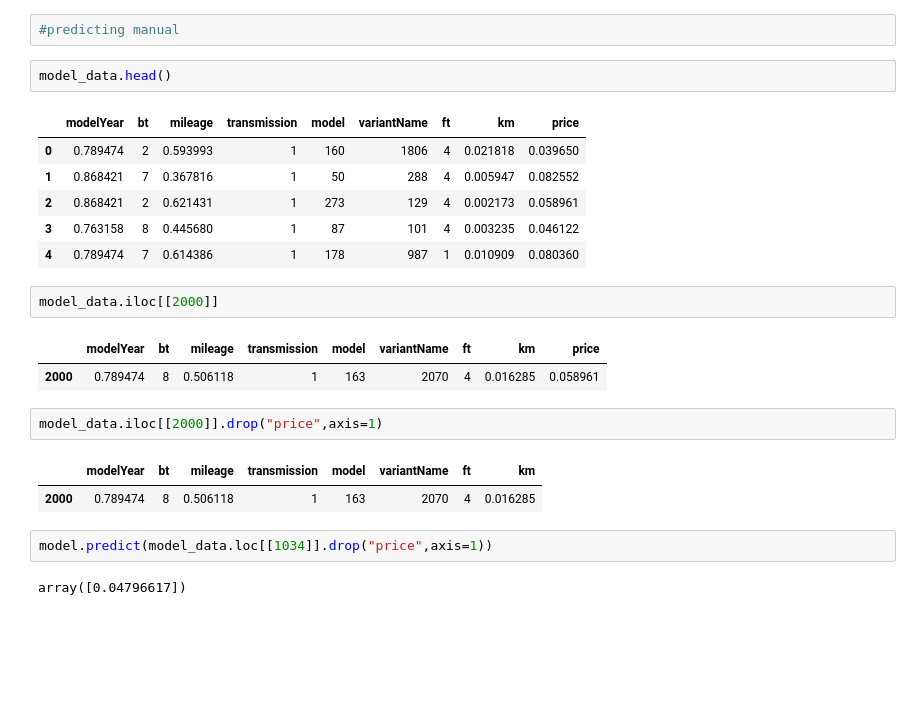
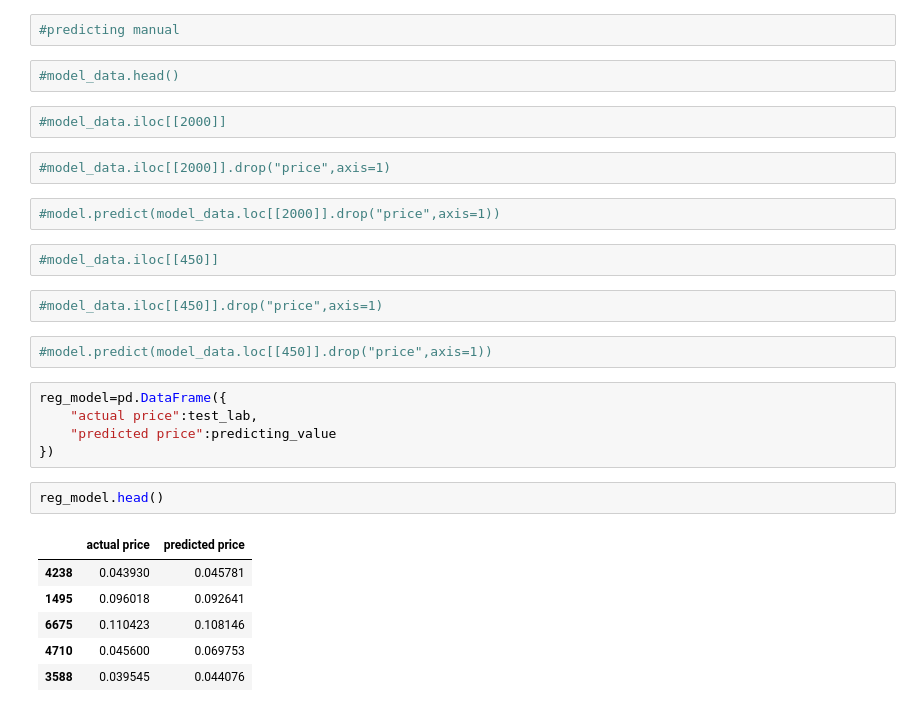
Before and after one commit to Karthick-source/Car-Dheko---Used-Car-Price-Prediction, a Jupyter notebook: car_price_prediction.ipynb, the cells around one changed output. Saved outputs shown, nothing was run; the diff lists cells and outputs as text; blank space fills up the shorter version.

```diff
--- a/car_price_prediction.ipynb
+++ b/car_price_prediction.ipynb
@@ -1359,25 +1401,30 @@ r2_score(train_lab,predict_train)
 # %%
 #predicting manual
 # %%
-model_data.head()
+#model_data.head()
-# %% [output]
-|  | modelYear | bt | mileage | transmission | model | variantName | ft | km | price |
-| 0 | 0.789474 | 2 | 0.593993 | 1 | 160 | 1806 | 4 | 0.021818 | 0.039650 |
-| 1 | 0.868421 | 7 | 0.367816 | 1 | 50 | 288 | 4 | 0.005947 | 0.082552 |
-| 2 | 0.868421 | 2 | 0.621431 | 1 | 273 | 129 | 4 | 0.002173 | 0.058961 |
-| 3 | 0.763158 | 8 | 0.445680 | 1 | 87 | 101 | 4 | 0.003235 | 0.046122 |
-| 4 | 0.789474 | 7 | 0.614386 | 1 | 178 | 987 | 1 | 0.010909 | 0.080360 |
 # %%
-model_data.iloc[[2000]]
+#model_data.iloc[[2000]]
-# %% [output]
-|  | modelYear | bt | mileage | transmission | model | variantName | ft | km | price |
-| 2000 | 0.789474 | 8 | 0.506118 | 1 | 163 | 2070 | 4 | 0.016285 | 0.058961 |
 # %%
-model_data.iloc[[2000]].drop("price",axis=1)
+#model_data.iloc[[2000]].drop("price",axis=1)
-# %% [output]
-|  | modelYear | bt | mileage | transmission | model | variantName | ft | km |
-| 2000 | 0.789474 | 8 | 0.506118 | 1 | 163 | 2070 | 4 | 0.016285 |
 # %%
-model.predict(model_data.loc[[1034]].drop("price",axis=1))
+#model.predict(model_data.loc[[2000]].drop("price",axis=1))
-# %% [output]
-array([0.04796617])
+# %%
+#model_data.iloc[[450]]
+# %%
+#model_data.iloc[[450]].drop("price",axis=1)
+# %%
+#model.predict(model_data.loc[[450]].drop("price",axis=1))
+# %%
+reg_model=pd.DataFrame({
+    "actual price":test_lab,
+    "predicted price":predicting_value
+})
+# %%
+reg_model.head()
+# %% [output]
+|  | actual price | predicted price |
+| 4238 | 0.043930 | 0.045781 |
+| 1495 | 0.096018 | 0.092641 |
+| 6675 | 0.110423 | 0.108146 |
+| 4710 | 0.045600 | 0.069753 |
+| 3588 | 0.039545 | 0.044076 |
```
Also changed, not shown: parts of 51 cells of this notebook.
